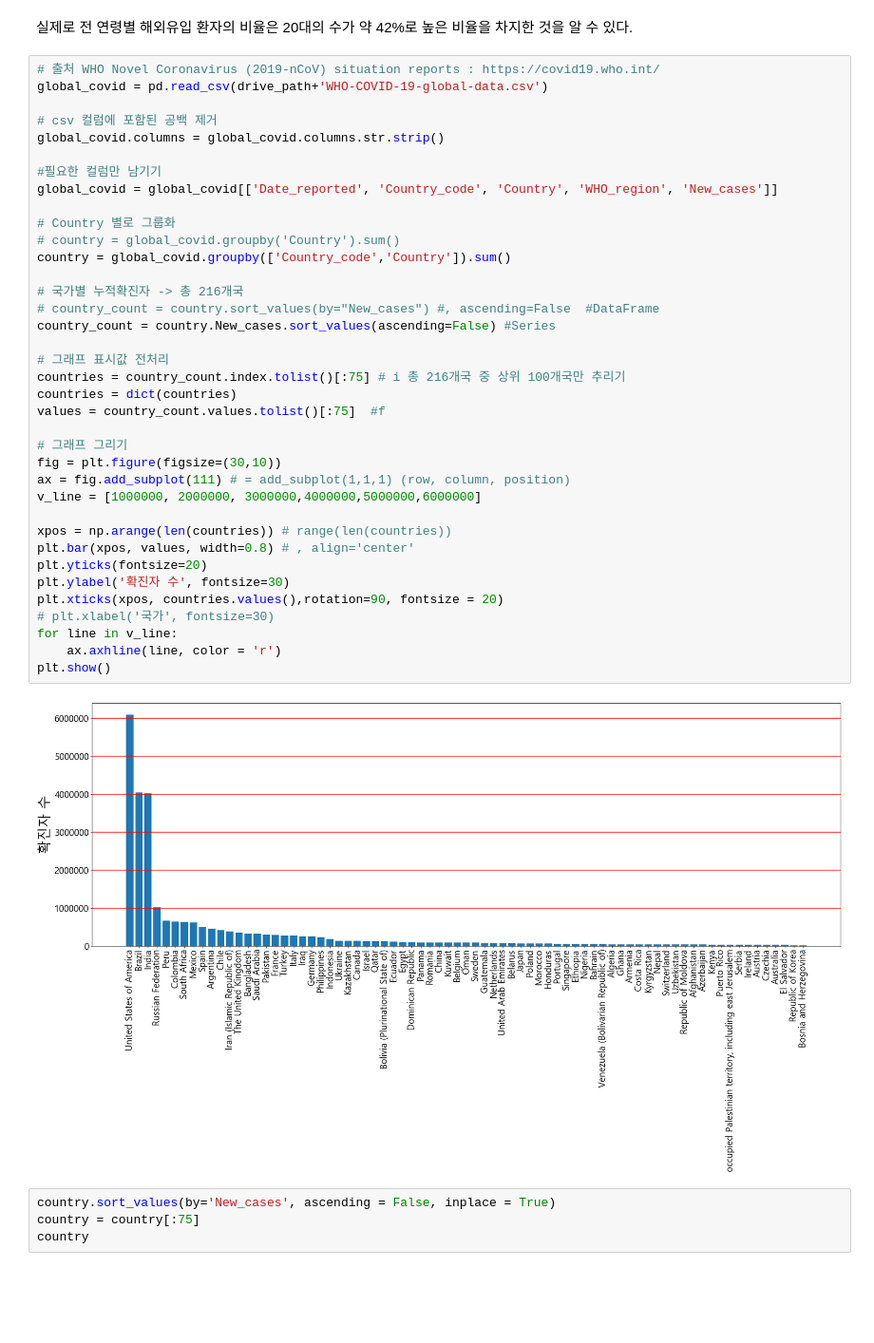
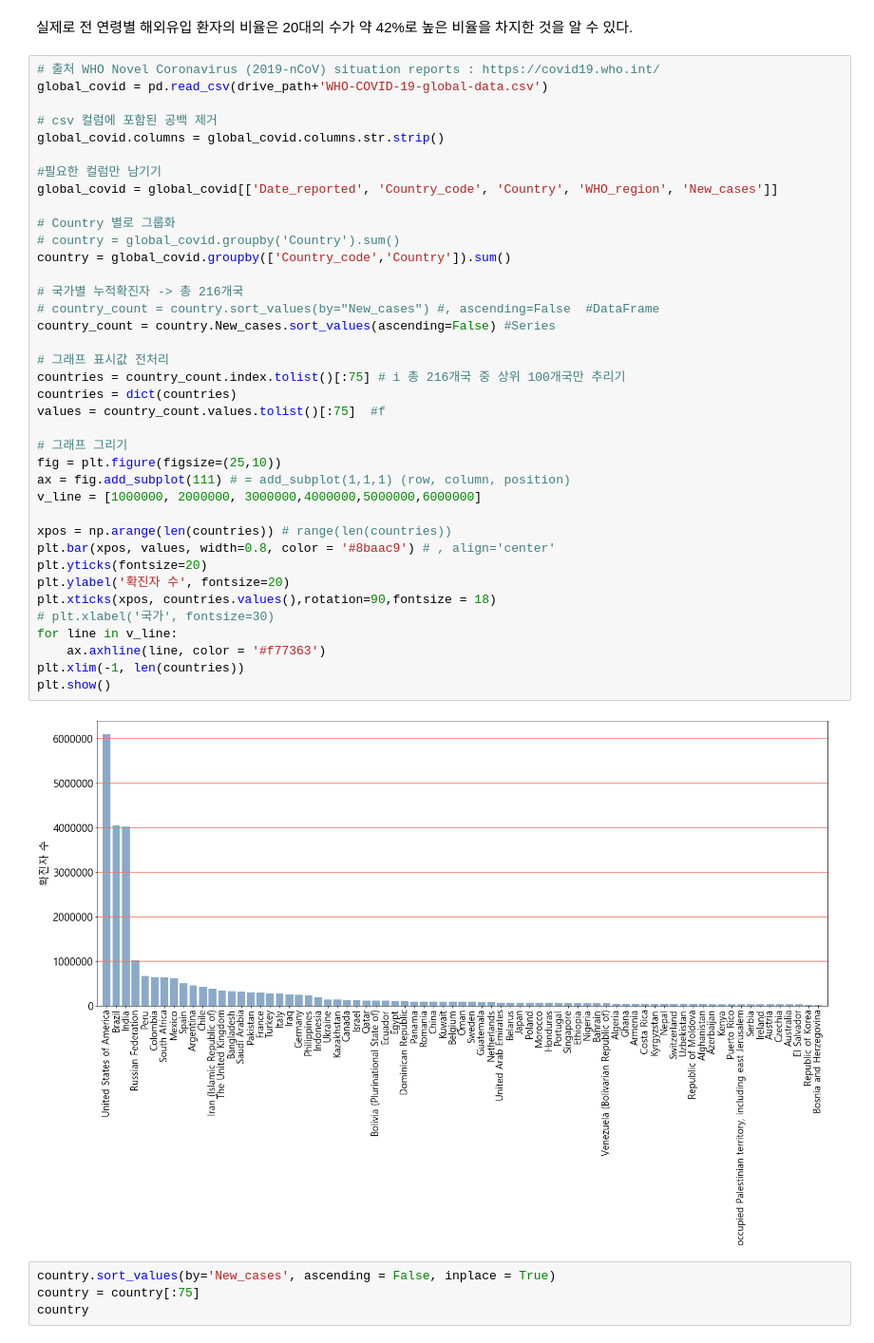
Before and after one commit to JooEHyeon/CORONA19_data_analysis, a Jupyter notebook: 0907_final.ipynb, the cells around one changed output. Shown at 95% size. Cells and saved outputs as stored; diff of their text form; blank space fills up the shorter version.

```diff
--- a/0907_final.ipynb
+++ b/0907_final.ipynb
@@ -187,39 +189,40 @@ global_covid = pd.read_csv(drive_path+'WHO-COVID-19-global-data.csv')
 
 # csv 컬럼에 포함된 공백 제거
 global_covid.columns = global_covid.columns.str.strip()
 
 #필요한 컬럼만 남기기
 global_covid = global_covid[['Date_reported', 'Country_code', 'Country', 'WHO_region', 'New_cases']]
 
 # Country 별로 그룹화
 # country = global_covid.groupby('Country').sum()
 country = global_covid.groupby(['Country_code','Country']).sum()
 
 # 국가별 누적확진자 -> 총 216개국
 # country_count = country.sort_values(by="New_cases") #, ascending=False  #DataFrame
 country_count = country.New_cases.sort_values(ascending=False) #Series
 
 # 그래프 표시값 전처리
 countries = country_count.index.tolist()[:75] # i 총 216개국 중 상위 100개국만 추리기
 countries = dict(countries)
 values = country_count.values.tolist()[:75]  #f
 
 # 그래프 그리기
-fig = plt.figure(figsize=(30,10))
+fig = plt.figure(figsize=(25,10))
 ax = fig.add_subplot(111) # = add_subplot(1,1,1) (row, column, position)
 v_line = [1000000, 2000000, 3000000,4000000,5000000,6000000]
 
 xpos = np.arange(len(countries)) # range(len(countries))
-plt.bar(xpos, values, width=0.8) # , align='center'
+plt.bar(xpos, values, width=0.8, color = '#8baac9') # , align='center'
 plt.yticks(fontsize=20)
-plt.ylabel('확진자 수', fontsize=30)
-plt.xticks(xpos, countries.values(),rotation=90, fontsize = 20)
+plt.ylabel('확진자 수', fontsize=20)
+plt.xticks(xpos, countries.values(),rotation=90,fontsize = 18)
 # plt.xlabel('국가', fontsize=30)
 for line in v_line:
-    ax.axhline(line, color = 'r')
+    ax.axhline(line, color = '#f77363')
+plt.xlim(-1, len(countries))
 plt.show()
 # %% [output]
-[figure, old version]
+[figure, new version]
 # %%
 country.sort_values(by='New_cases', ascending = False, inplace = True)
 country = country[:75]
```
Also changed, not shown: parts of 4 cells of this notebook.
